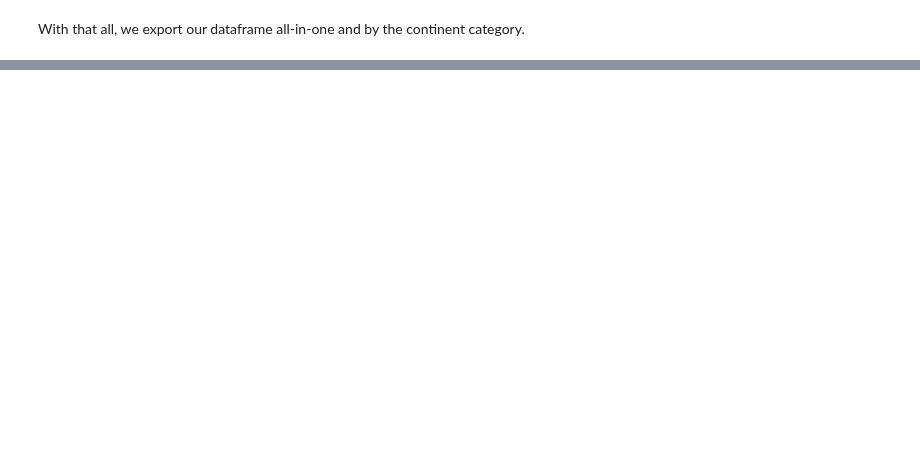
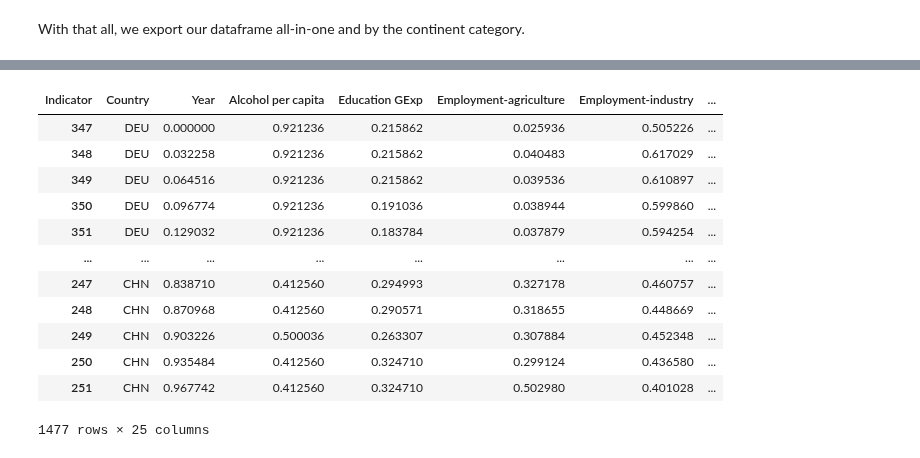
Before and after one commit to devonfw-forge/python-data-driven-decisions, a Jupyter notebook: WDI-Complete code.ipynb, the cells around one changed output, grey strips where cells are left out. Saved outputs shown, nothing was run; the diff lists cells and outputs as text; code cells hidden in the pictures; blank space fills up the shorter version.

```diff
--- a/WDI-Complete code.ipynb
+++ b/WDI-Complete code.ipynb
@@ -13,5 +17,5 @@ Firstly we load the database from World Data Bank that has been downloaded and e
 # %%
-df= pd.read_csv (os.getcwd()+'/Data/''WDIData.csv')
+df= pd.read_csv ('c:\\Users\\mferna38\\Documents\\GitHub\\python-data-driven-decisions\\WDIData.csv')
 df
 # %% [output]
 |  | Country Name | Country Code | Indicator Name | Indicator Code | 1960 | 1961 | 1962 | 1963 | ... |
@@ -440,9 +444,9 @@ Now, we have two alternatives through loops:
 - Get a dictionary country-region so then we can apply the .map function.
 # %%
 #alternative 1
-all_countries = []
-for region in countries_by_region.keys():
-  all_countries += [(region, country) for country in countries_by_region[region]]
+#all_countries = []
+#for region in countries_by_region.keys():
+#  all_countries += [(region, country) for country in countries_by_region[region]]
 
 # Table(Region, Country)
 # Merge "Join" by Country
@@ -492,0 +522,2 @@ for continent, data in data.groupby('Continent'):
+# %%
+GoldenDataFrame=GoldenDataFrame.fillna(0)
@@ -492,0 +549,18 @@ for continent, data in data.groupby('Continent'):
+# %%
+cols = GoldenDataFrame.select_dtypes(np.number).columns
+GoldenDataFrame[cols]=minmax_scale(GoldenDataFrame[cols])
+GoldenDataFrame
+# %% [output]
+| Indicator | Country | Year | Alcohol per capita | Education GExp | Employment-agriculture | Employment-industry | ... |
+| 347 | DEU | 0.000000 | 0.921236 | 0.215862 | 0.025936 | 0.505226 | ... |
+| 348 | DEU | 0.032258 | 0.921236 | 0.215862 | 0.040483 | 0.617029 | ... |
+| 349 | DEU | 0.064516 | 0.921236 | 0.215862 | 0.039536 | 0.610897 | ... |
+| 350 | DEU | 0.096774 | 0.921236 | 0.191036 | 0.038944 | 0.599860 | ... |
+| 351 | DEU | 0.129032 | 0.921236 | 0.183784 | 0.037879 | 0.594254 | ... |
+| ... | ... | ... | ... | ... | ... | ... | ... |
+| 247 | CHN | 0.838710 | 0.412560 | 0.294993 | 0.327178 | 0.460757 | ... |
+| 248 | CHN | 0.870968 | 0.412560 | 0.290571 | 0.318655 | 0.448669 | ... |
+| 249 | CHN | 0.903226 | 0.500036 | 0.263307 | 0.307884 | 0.452348 | ... |
+| 250 | CHN | 0.935484 | 0.412560 | 0.324710 | 0.299124 | 0.436580 | ... |
+| 251 | CHN | 0.967742 | 0.412560 | 0.324710 | 0.502980 | 0.401028 | ... |
+1477 rows × 25 columns
```
Also changed, not shown: parts of 9 cells of this notebook.
